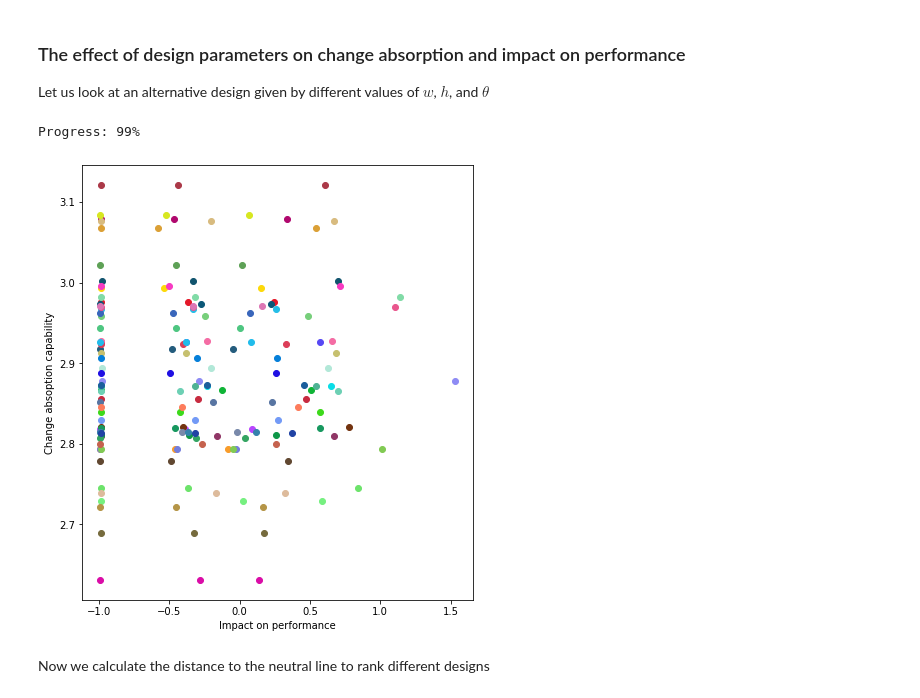
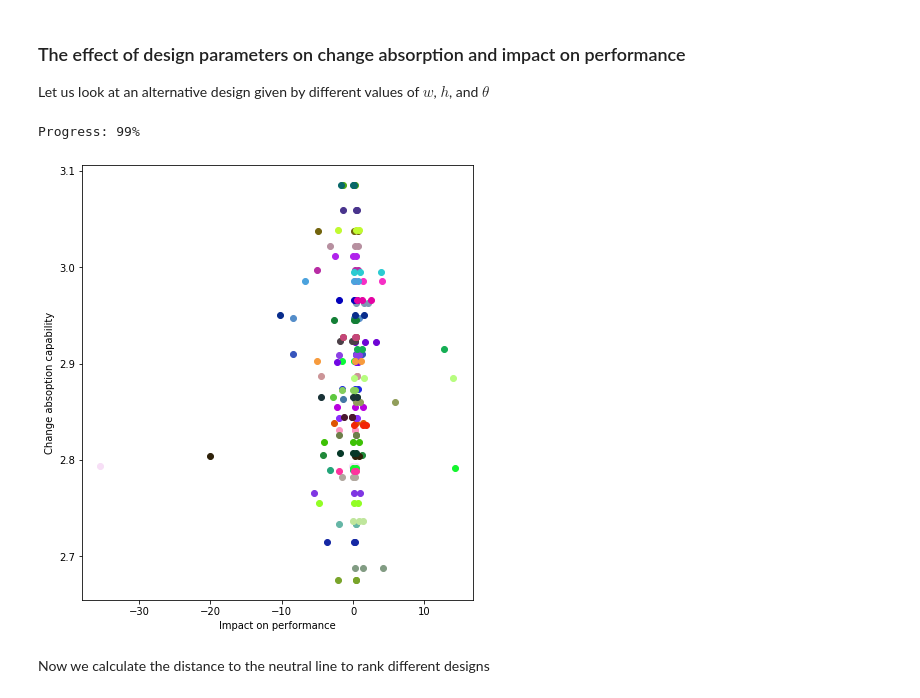
Before and after one commit to sed-group/mvmlib, a Jupyter notebook: docs/source/notebooks/strut_example.ipynb, the cells around one changed output. Drawn from its saved outputs; the diff is of its cells as text; code cells hidden in the pictures.

```diff
--- a/docs/source/notebooks/strut_example.ipynb
+++ b/docs/source/notebooks/strut_example.ipynb
@@ -316,7 +318,7 @@ $$
 we substitute $e_m = 0$ while holding all the other components at their nominal values.
 # %%
 # Create surrogate model for estimating threshold performance
-man.train_performance_surrogate(n_samples=700,bandwidth=[1e-1,])
+man.train_performance_surrogate(n_samples=700, bandwidth=[1e-3, ], sampling_freq=1)
 # %% [output]
 ___________________________________________________________________________
 
@@ -576,10 +580,10 @@ We define the random input specifications as follows by supplying the arguments
 from dmLib import InputSpec
 
 # define input specifications
-s1 = InputSpec(center[0], 'S1', universe=(325, 550), variable_type='FLOAT', cov_index=0,
+s1 = InputSpec(center[0], 'S1', universe=[325, 550], variable_type='FLOAT', cov_index=0,
                description='nacelle temperature', distribution=Requirement,
                symbol='T1', inc=-1e-0, inc_type='rel')
-s2 = InputSpec(center[1], 'S2', universe=(325, 550), variable_type='FLOAT', cov_index=1,
+s2 = InputSpec(center[1], 'S2', universe=[325, 550], variable_type='FLOAT', cov_index=1,
                description='gas surface temperature', distribution=Requirement,
                symbol='T2', inc=+1e-0, inc_type='rel')
 input_specs = [s1, s2]
@@ -598,7 +602,7 @@ sto_man = StoMAN(design_params,input_specs,fixed_params,
     behaviours,decisions,margin_nodes,performances,'MAN_2')
 
 # Create surrogate model for estimating threshold performance
-sto_man.train_performance_surrogate(n_samples=700,bandwidth=[1e-1,])
+sto_man.train_performance_surrogate(n_samples=700, bandwidth=[1e-3, ], sampling_freq=1)
 # %% [output]
 ___________________________________________________________________________
 
@@ -629,6 +633,7 @@ for n in range(n_epochs):
     sys.stdout.flush()
 
     sto_man.randomize()
+    sto_man.init_decisions()
     sto_man.forward()
     sto_man.compute_impact()
     sto_man.compute_absorption()
@@ -703,34 +708,35 @@ for d,design in enumerate(design_doe.unscale()):
     sto_man.reset()
     sto_man.reset_outputs()
 
     # Perform Monte-Carlo simulation
     for n in range(n_epochs):
 
         sys.stdout.write("Progress: %d%%   \r" % ((d * n_epochs + n) / (n_designs * n_epochs) * 100))
         sys.stdout.flush()
 
         sto_man.randomize()
+        sto_man.init_decisions()
         sto_man.forward()
         sto_man.compute_impact()
         sto_man.compute_absorption()
 
     # Extract x and y
     x = np.mean(sto_man.impact_matrix.values,axis=(1,2)).ravel() # average along performance parameters (assumes equal weighting)
     y = np.mean(sto_man.absorption_matrix.values,axis=(1,2)).ravel() # average along input specs (assumes equal weighting)
 
     if not all(np.isnan(y)):
         X = np.vstack((X,x))
         Y = np.vstack((Y,y))
         D = np.vstack((D,design))
 
     # plot the results
     color = np.random.random((1,3))
     ax.scatter(x,y,c=color)
 
 plt.show()
 # %% [output]
 Progress: 99%
-[figure, old version]
+[figure, new version]
 # %% [markdown]
 Now we calculate the distance to the neutral line to rank different designs
 # %%
```
Also changed, not shown: parts of 18 cells of this notebook, 22 other files.
